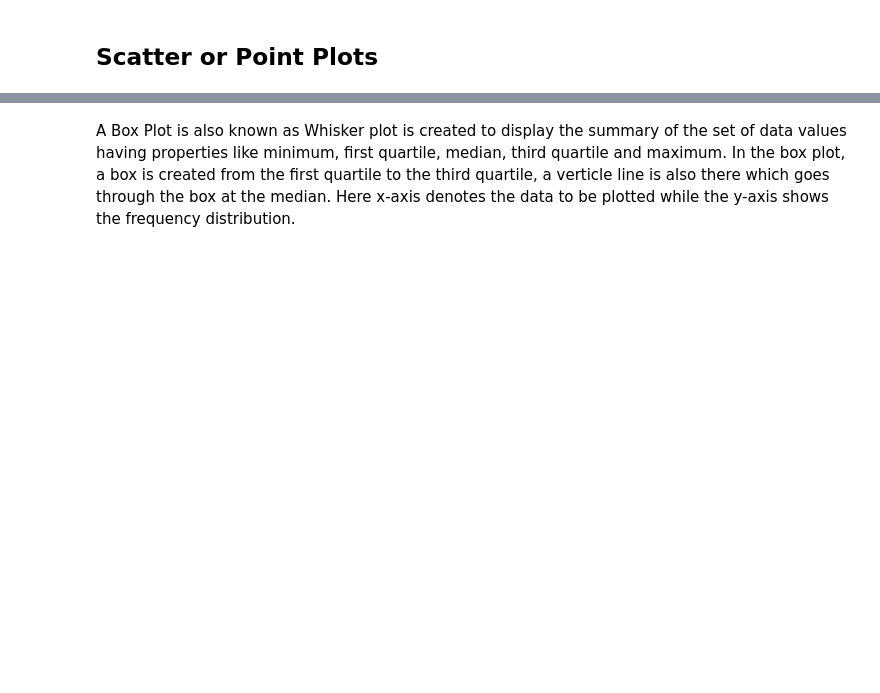
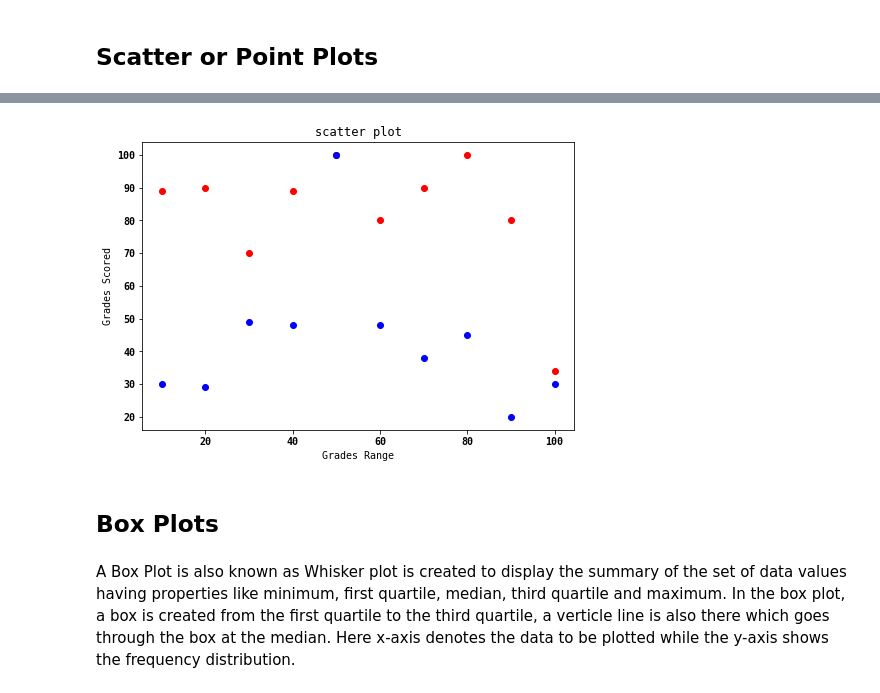
Before and after one commit to Spartan-119/Python-for-Data-Science, a Jupyter notebook: Plotting and Visualization.ipynb, the cells around one changed output, grey strips where cells are left out. Drawn from its saved outputs; the diff is of its cells as text; code cells hidden in the pictures; blank space fills up the shorter version.

```diff
--- a/Plotting and Visualization.ipynb
+++ b/Plotting and Visualization.ipynb
@@ -379,3 +421,19 @@ points in each bin is plotted.
+# %%
+girls_grades = [89, 90, 70, 89, 100, 80, 90, 100, 80, 34]
+boys_grades = [30, 29, 49, 48, 100, 48, 38, 45, 20, 30]
+grades_range = [10, 20, 30, 40, 50, 60, 70, 80, 90, 100]
+fig=plt.figure()
+ax=fig.add_axes([0,0,1,1])
+ax.scatter(grades_range, girls_grades, color='r')
+ax.scatter(grades_range, boys_grades, color='b')
+ax.set_xlabel('Grades Range')
+ax.set_ylabel('Grades Scored')
+ax.set_title('scatter plot')
+plt.show()
+# %% [output]
+[figure, added]
+# %% [markdown]
+## Box Plots
 # %% [markdown]
 A Box Plot is also known as Whisker plot is created to display the summary of the set of data values having properties like minimum, first quartile, median, third quartile and maximum. In the box plot, a box is created from the first quartile to the third quartile, a verticle line is also there which goes through the box at the median. Here x-axis denotes the data to be plotted while the y-axis shows the frequency distribution.
 # %%
```
Also changed, not shown: parts of 16 cells of this notebook.
